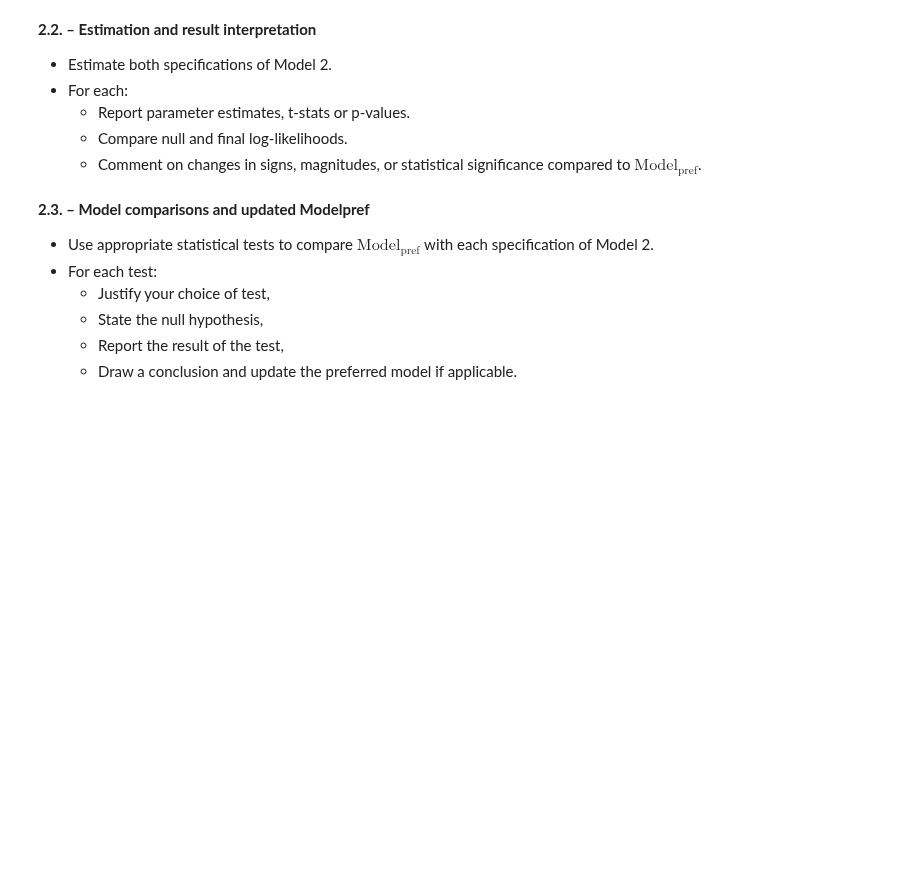
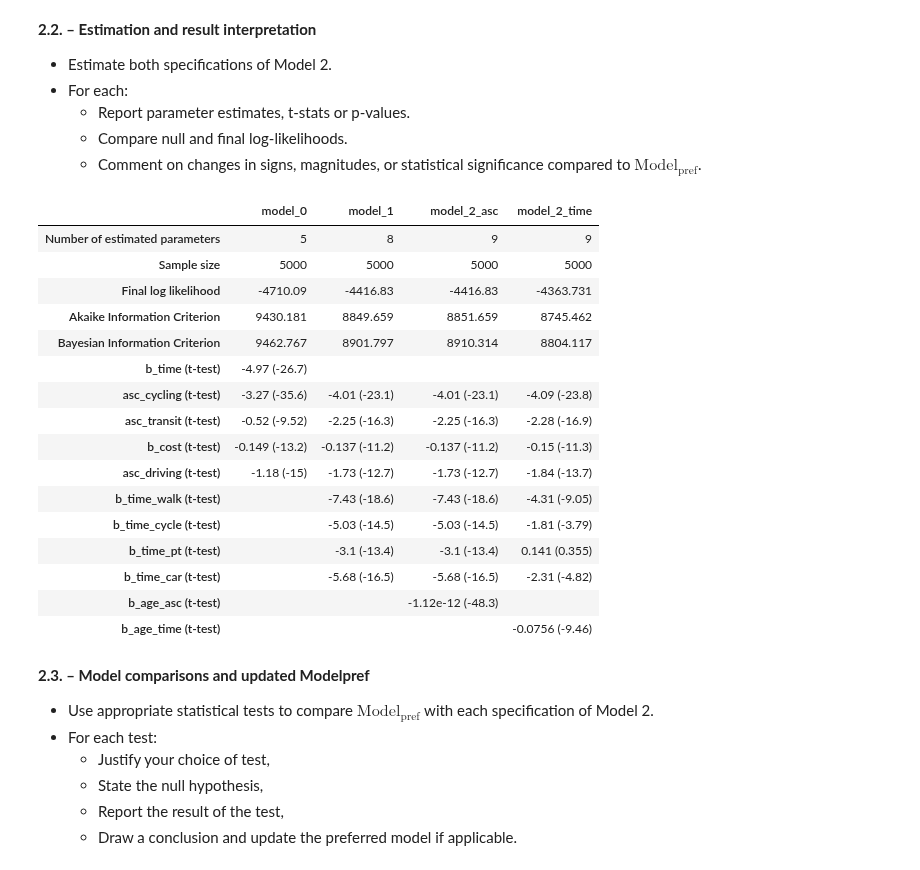
Before and after one commit to PabloSarro/london-mode-choice, a Jupyter notebook: assignment.ipynb, the cells around one changed output. Drawn from its saved outputs; the diff is of its cells as text; code cells hidden in the pictures; blank space fills up the shorter version.

Commit message:
model 1 and model 2

```diff
--- a/assignment.ipynb
+++ b/assignment.ipynb
@@ -243,6 +228,28 @@ Using Model 0 as the base model, include alternative-specific parameters (i.e.,
 # Replace its generic coefficient with alternative-specific coefficients.
 # Rebuild the utilities affected by your choice and collect them in V_1.
 # Keep Model 1 nested in Model 0 so that a likelihood-ratio test is valid.
+b_time_walk = Beta('b_time_walk', 0, None, None, 0)
+b_time_cycle = Beta('b_time_cycle', 0, None, None, 0)
+b_time_pt = Beta('b_time_pt', 0, None, None, 0)
+b_time_car = Beta('b_time_car', 0, None, None, 0)
+
+V_walk_1 = asc_walking + b_time_walk * dur_walking
+V_cycle_1 = asc_cycling + b_time_cycle * dur_cycling
+V_pt_1 = asc_transit + b_time_pt * total_pt_duration + b_cost * cost_transit
+V_car_1 = asc_driving + b_time_car * dur_driving + b_cost * total_driving_cost
+
+V_1 = {
+    1: V_walk_1,
+    2: V_cycle_1,
+    3: V_pt_1,
+    4: V_car_1
+}
+
+logprob_1 = loglogit(util=V_1, av=None, i=choice)
+
+# Create Biogeme object
+biogeme_1 = bio.BIOGEME(database, logprob_1)
+biogeme_1.model_name = "model_1"
 # %% [markdown]
 **1.2. – Behavioral interpretation**
 - Clearly state the behavioral assumption behind using different coefficients across alternatives.
@@ -261,3 +270,13 @@ Using Model 0 as the base model, include alternative-specific parameters (i.e.,
 # %%
 # Estimate Model 1 and report its short summary and estimated-parameters table.
 # Use a distinct name such as 'model_1' and store its EstimationResults object.
+results_1 = biogeme_1.estimate()
+
+param_1 = get_pandas_estimated_parameters(estimation_results=results_1)
+display(param_1['Estimated parameters'])
+
+general_stats = results_1.get_general_statistics()
+display(general_stats)
+
+# or more synthetic
+print(results_1.short_summary())
@@ -346,10 +464,29 @@ Using $\text{Model}_\text{pref}$ as the base model, choose a socioeconomic chara
   - Comment on changes in signs, magnitudes, or statistical significance compared to $\text{Model}_\text{pref}$.
 # %%
 # Store your estimated Model 2 result before comparing models.
-# all_results['your_model_name'] = results_your_model_name
+all_results['model_2_asc'] = results_2_asc
+all_results['model_2_time'] = results_2_time
 
-# comparison_table, _ = compile_estimation_results(all_results)
-# display(comparison_table)
+comparison_table, _ = compile_estimation_results(all_results)
+display(comparison_table)
+# %% [output]
+|  | model_0 | model_1 | model_2_asc | model_2_time |
+| Number of estimated parameters | 5 | 8 | 9 | 9 |
+| Sample size | 5000 | 5000 | 5000 | 5000 |
+| Final log likelihood | -4710.09 | -4416.83 | -4416.83 | -4363.731 |
+| Akaike Information Criterion | 9430.181 | 8849.659 | 8851.659 | 8745.462 |
+| Bayesian Information Criterion | 9462.767 | 8901.797 | 8910.314 | 8804.117 |
+| b_time (t-test) | -4.97 (-26.7) |  |  |  |
+| asc_cycling (t-test) | -3.27 (-35.6) | -4.01 (-23.1) | -4.01 (-23.1) | -4.09 (-23.8) |
+| asc_transit (t-test) | -0.52 (-9.52) | -2.25 (-16.3) | -2.25 (-16.3) | -2.28 (-16.9) |
+| b_cost (t-test) | -0.149 (-13.2) | -0.137 (-11.2) | -0.137 (-11.2) | -0.15 (-11.3) |
+| asc_driving (t-test) | -1.18 (-15) | -1.73 (-12.7) | -1.73 (-12.7) | -1.84 (-13.7) |
+| b_time_walk (t-test) |  | -7.43 (-18.6) | -7.43 (-18.6) | -4.31 (-9.05) |
+| b_time_cycle (t-test) |  | -5.03 (-14.5) | -5.03 (-14.5) | -1.81 (-3.79) |
+| b_time_pt (t-test) |  | -3.1 (-13.4) | -3.1 (-13.4) | 0.141 (0.355) |
+| b_time_car (t-test) |  | -5.68 (-16.5) | -5.68 (-16.5) | -2.31 (-4.82) |
+| b_age_asc (t-test) |  |  | -1.12e-12 (-48.3) |  |
+| b_age_time (t-test) |  |  |  | -0.0756 (-9.46) |
 # %% [markdown]
 **2.3. – Model comparisons and updated Modelpref**
 - Use appropriate statistical tests to compare $\text{Model}_\text{pref}$ with each specification of Model 2.
```
Also changed, not shown: parts of 14 cells of this notebook.
